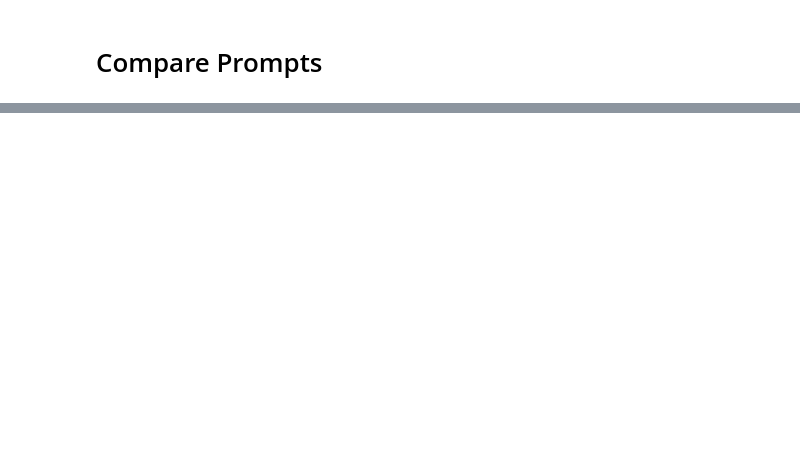
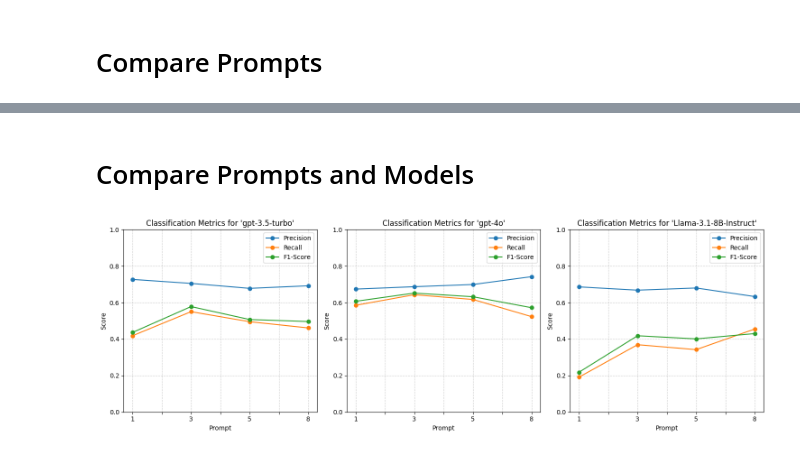
Before and after one commit to Marco-Consoloni/patent-sentence-classification, a Jupyter notebook: prompting/compare_prompting.ipynb, the cells around one changed output, grey strips where cells are left out. Cells and saved outputs as stored; diff of their text form; code cells hidden in the pictures; blank space fills up the shorter version.

```diff
--- a/prompting/compare_prompting.ipynb
+++ b/prompting/compare_prompting.ipynb
@@ -70,0 +68,64 @@ plt.show()
+# %% [markdown]
+# Compare Prompts and Models
+# %%
+import os
+import json
+import pandas as pd
+import matplotlib.pyplot as plt
+from sklearn.metrics import precision_score, recall_score, f1_score
+
+# Set folder path
+folder_path = "/home/fantoni/patent-sentence-classification/results/prompting"
+
+# Set averaging mode
+average = 'weighted'
+
+# Initialize dictionary to store results
+all_models_results = {}
+
+# Iterate through files in the folder
+for file_name in os.listdir(folder_path):
+    if file_name.endswith(".xlsx"):
+
+        # Infer model name from file name
+        model_name = file_name.split('_')[0]  # Assumes model name is the first part of the file name
+
+        # Read the Excel file
+        result_df = pd.read_excel(os.path.join(folder_path, file_name))
+
+        # Extract prompt number
+        prompt_number = file_name.split('_')[2].replace(".xlsx", "")[-1]
+
+        # Set labels
+        true_labels = result_df['sent_tag']
+        predicted_labels = result_df['predicted_tag']
+
+        # Calculate classification metrics
+        precision = precision_score(true_labels, predicted_labels, average=average, zero_division=0)
+        recall = recall_score(true_labels, predicted_labels, average=average, zero_division=0)
+        f1 = f1_score(true_labels, predicted_labels, average=average, zero_division=0)
+
+        # Store results
+        if model_name not in all_models_results:
+            all_models_results[model_name] = {}
+        all_models_results[model_name][prompt_number] = {'precision': precision, 'recall': recall, 'f1': f1}
+
+# Create subplots for each model in a row
+fig, axes = plt.subplots(1, len(all_models_results), figsize=(5 * len(all_models_results), 5))
+if len(all_models_results) == 1:
+    axes = [axes]
+
+for ax, (model, results) in zip(axes, all_models_results.items()):
+    df = pd.DataFrame.from_dict(results, orient='index').sort_index().round(3)
+    df.plot(kind='line', marker='o', ax=ax)
+    ax.set_ylim(0, 1)
+    ax.set_title(f"Classification Metrics for '{model}'")
+    ax.set_xlabel('Prompt')
+    ax.set_ylabel('Score')
+    ax.legend(['Precision', 'Recall', 'F1-Score'])
+    ax.grid(True, linestyle='--', alpha=0.6)
+
+plt.tight_layout()
+plt.show()
+# %% [output]
+[figure, added]
```
Also changed, not shown: parts of 2 cells of this notebook, 11 other files.
